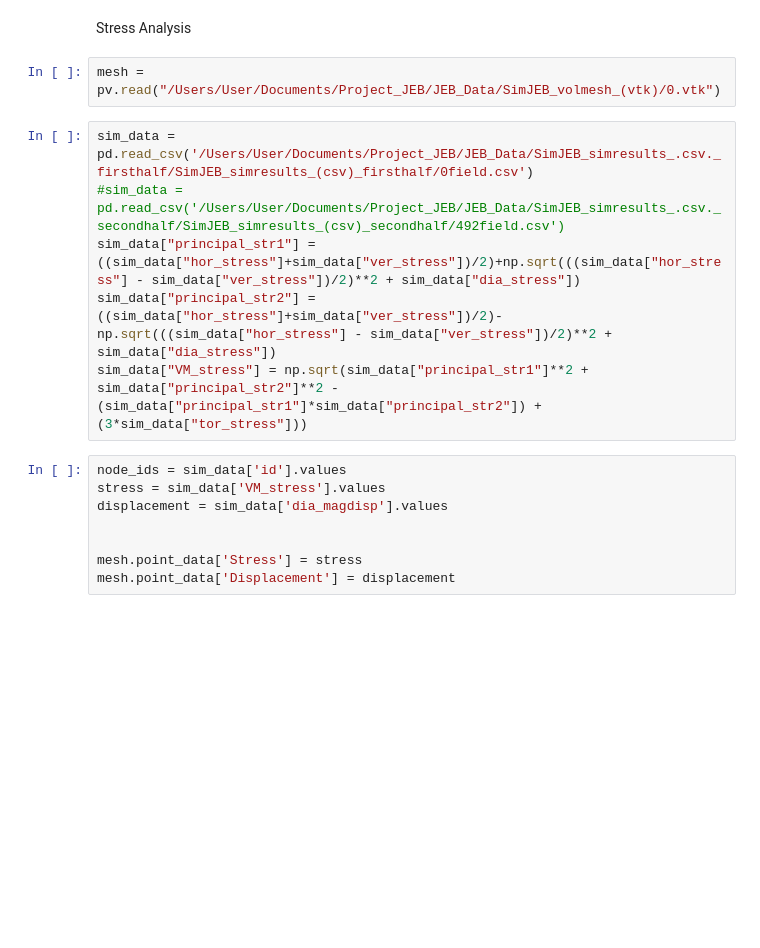
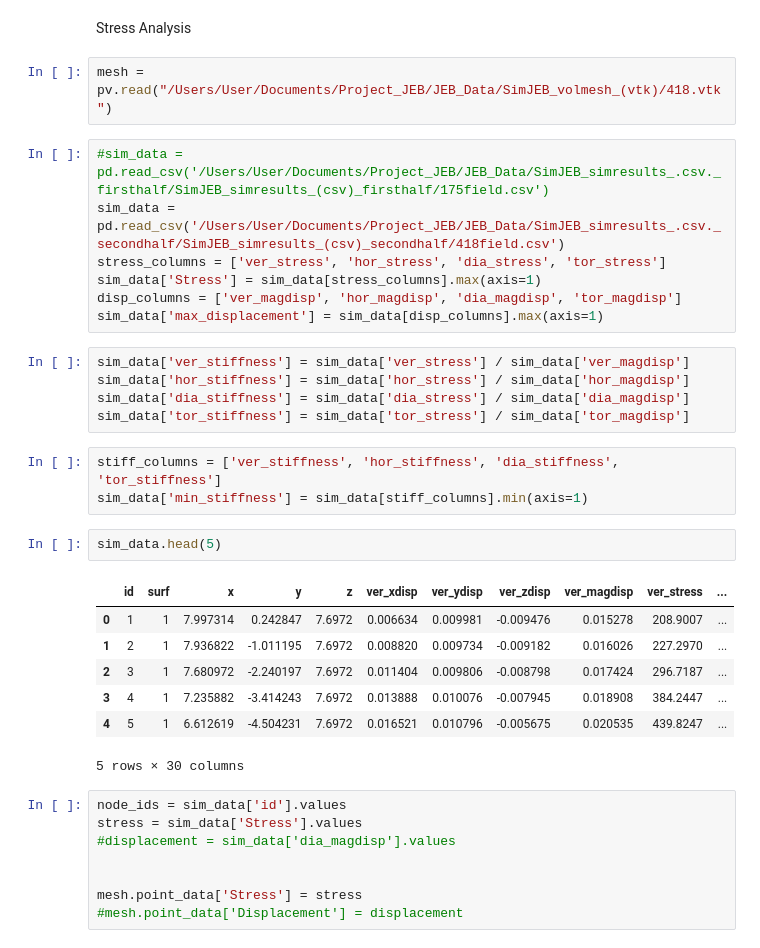
Before and after one commit to mishramlan/JEB-structural-simulation, a Jupyter notebook: Notebooks/Data_Analysis/mesh_analysis.ipynb, the cells around one changed output. Saved outputs shown, nothing was run; the diff lists cells and outputs as text; blank space fills up the shorter version.

```diff
--- a/Notebooks/Data_Analysis/mesh_analysis.ipynb
+++ b/Notebooks/Data_Analysis/mesh_analysis.ipynb
@@ -91,19 +91,38 @@ Name: id, dtype: object
 # %% [markdown]
 Stress Analysis
 # %%
-mesh = pv.read("/Users/User/Documents/Project_JEB/JEB_Data/SimJEB_volmesh_(vtk)/0.vtk")
+mesh = pv.read("/Users/User/Documents/Project_JEB/JEB_Data/SimJEB_volmesh_(vtk)/418.vtk")
 # %%
-sim_data = pd.read_csv('/Users/User/Documents/Project_JEB/JEB_Data/SimJEB_simresults_.csv._firsthalf/SimJEB_simresults_(csv)_firsthalf/0field.csv')
-#sim_data = pd.read_csv('/Users/User/Documents/Project_JEB/JEB_Data/SimJEB_simresults_.csv._secondhalf/SimJEB_simresults_(csv)_secondhalf/492field.csv')
-sim_data["principal_str1"] = ((sim_data["hor_stress"]+sim_data["ver_stress"])/2)+np.sqrt(((sim_data["hor_stress"] - sim_data["ver_stress"])/2)**2 + sim_data["dia_stress"])
-sim_data["principal_str2"] = ((sim_data["hor_stress"]+sim_data["ver_stress"])/2)-np.sqrt(((sim_data["hor_stress"] - sim_data["ver_stress"])/2)**2 + sim_data["dia_stress"])
-sim_data["VM_stress"] = np.sqrt(sim_data["principal_str1"]**2 + sim_data["principal_str2"]**2 - (sim_data["principal_str1"]*sim_data["principal_str2"]) + (3*sim_data["tor_stress"]))
+#sim_data = pd.read_csv('/Users/User/Documents/Project_JEB/JEB_Data/SimJEB_simresults_.csv._firsthalf/SimJEB_simresults_(csv)_firsthalf/175field.csv')
+sim_data = pd.read_csv('/Users/User/Documents/Project_JEB/JEB_Data/SimJEB_simresults_.csv._secondhalf/SimJEB_simresults_(csv)_secondhalf/418field.csv')
+stress_columns = ['ver_stress', 'hor_stress', 'dia_stress', 'tor_stress']
+sim_data['Stress'] = sim_data[stress_columns].max(axis=1)
+disp_columns = ['ver_magdisp', 'hor_magdisp', 'dia_magdisp', 'tor_magdisp']
+sim_data['max_displacement'] = sim_data[disp_columns].max(axis=1)
+# %%
+sim_data['ver_stiffness'] = sim_data['ver_stress'] / sim_data['ver_magdisp']
+sim_data['hor_stiffness'] = sim_data['hor_stress'] / sim_data['hor_magdisp']
+sim_data['dia_stiffness'] = sim_data['dia_stress'] / sim_data['dia_magdisp']
+sim_data['tor_stiffness'] = sim_data['tor_stress'] / sim_data['tor_magdisp']
+# %%
+stiff_columns = ['ver_stiffness', 'hor_stiffness', 'dia_stiffness', 'tor_stiffness']
+sim_data['min_stiffness'] = sim_data[stiff_columns].min(axis=1)
+# %%
+sim_data.head(5)
+# %% [output]
+|  | id | surf | x | y | z | ver_xdisp | ver_ydisp | ver_zdisp | ver_magdisp | ver_stress | ... |
+| 0 | 1 | 1 | 7.997314 | 0.242847 | 7.6972 | 0.006634 | 0.009981 | -0.009476 | 0.015278 | 208.9007 | ... |
+| 1 | 2 | 1 | 7.936822 | -1.011195 | 7.6972 | 0.008820 | 0.009734 | -0.009182 | 0.016026 | 227.2970 | ... |
+| 2 | 3 | 1 | 7.680972 | -2.240197 | 7.6972 | 0.011404 | 0.009806 | -0.008798 | 0.017424 | 296.7187 | ... |
+| 3 | 4 | 1 | 7.235882 | -3.414243 | 7.6972 | 0.013888 | 0.010076 | -0.007945 | 0.018908 | 384.2447 | ... |
+| 4 | 5 | 1 | 6.612619 | -4.504231 | 7.6972 | 0.016521 | 0.010796 | -0.005675 | 0.020535 | 439.8247 | ... |
+5 rows × 30 columns
 # %%
 node_ids = sim_data['id'].values
-stress = sim_data['VM_stress'].values
-displacement = sim_data['dia_magdisp'].values
+stress = sim_data['Stress'].values
+#displacement = sim_data['dia_magdisp'].values
 
 
 mesh.point_data['Stress'] = stress
-mesh.point_data['Displacement'] = displacement
+#mesh.point_data['Displacement'] = displacement
 # %%
```
Also changed, not shown: parts of 2 cells of this notebook, 4 other files.
